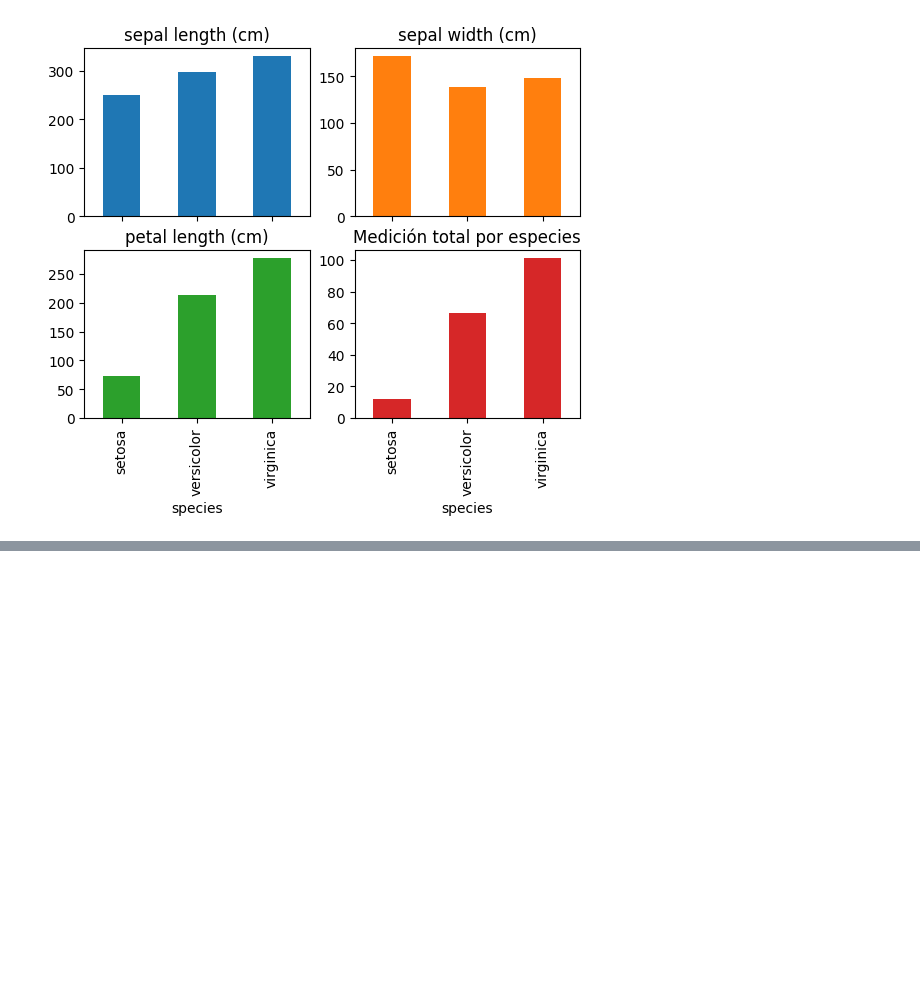
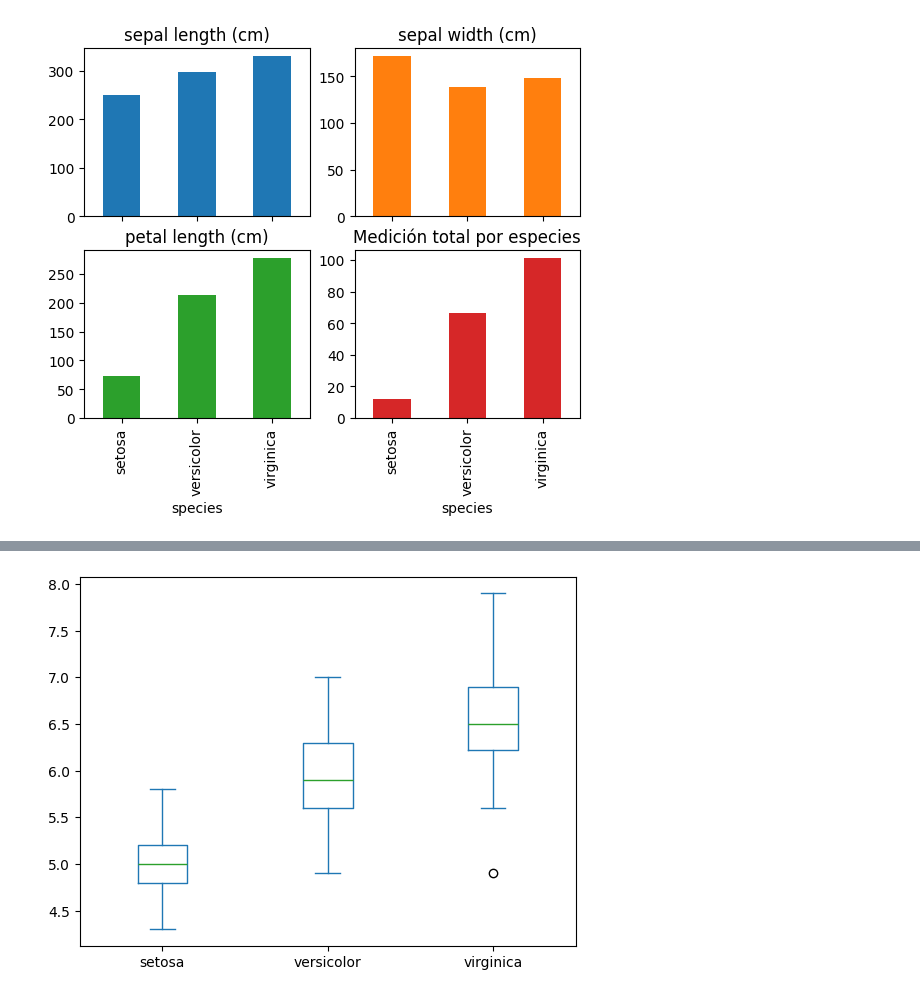
Before and after one commit to DanielSajvin/Ciencia-de-datos, a Jupyter notebook: Python/clase.ipynb, the cells around one changed output, grey strips where cells are left out. Cells and saved outputs as stored; diff of their text form; code cells hidden in the pictures; blank space fills up the shorter version.

```diff
--- a/Python/clase.ipynb
+++ b/Python/clase.ipynb
@@ -52,0 +81,7 @@ plt.show()
+# %%
+col = 'sepal length (cm)'
+df['ind'] = pd.Series(df.index).apply(lambda i: i%50)
+df.pivot(index='ind', columns='species')[col].plot(kind='box')
+plt.show()
+# %% [output]
+[figure, added]
```
Also changed, not shown: parts of 5 cells of this notebook, 1 other file.
